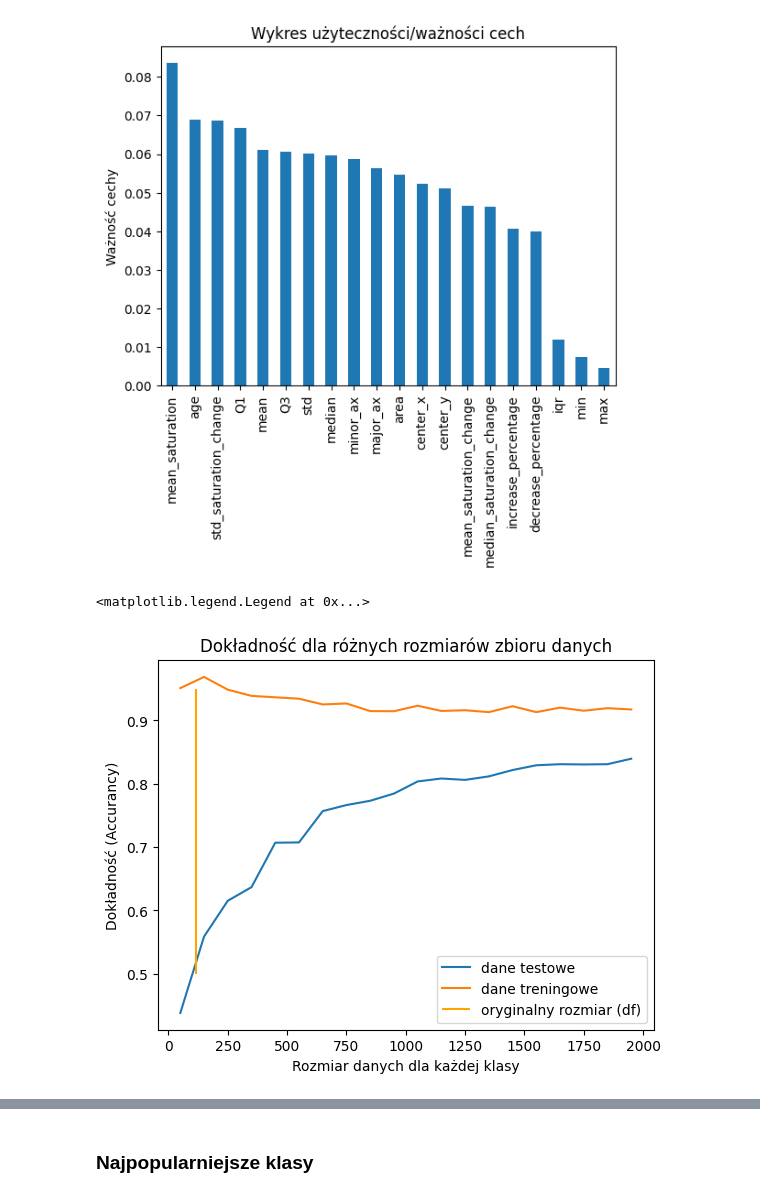
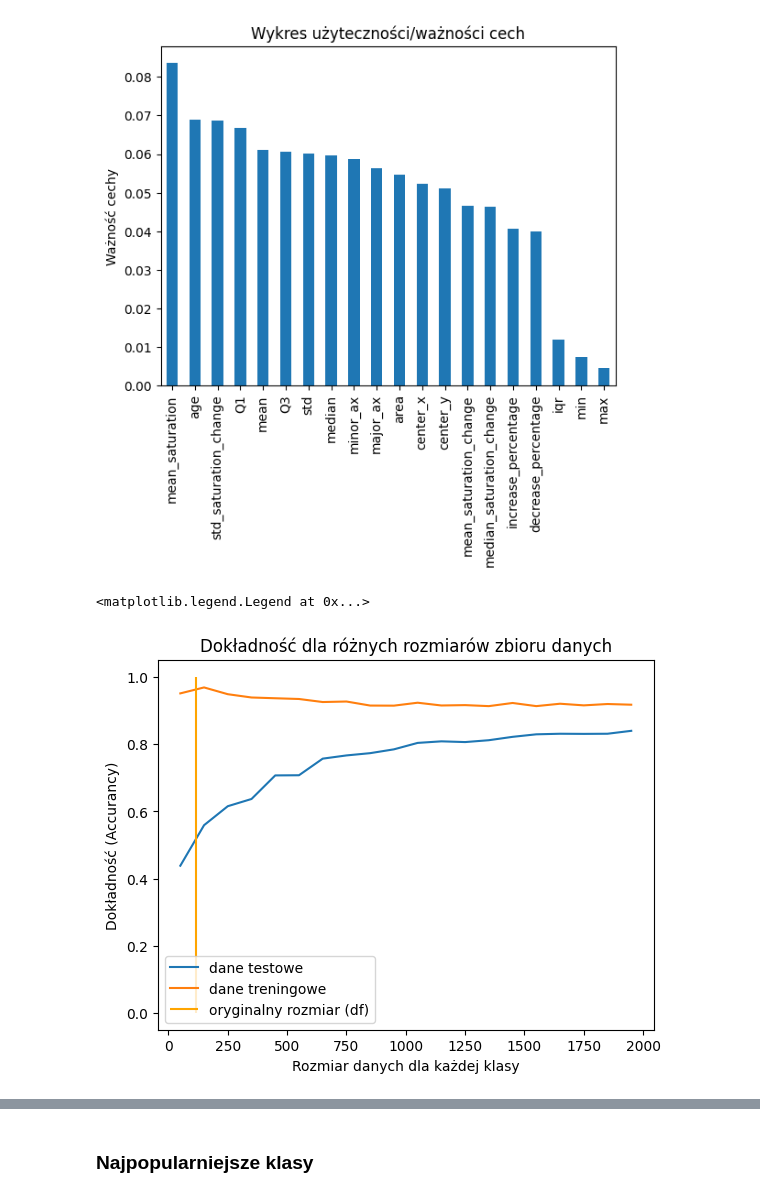
Before and after one commit to haniatlusty/skin_cancer_classification, a Jupyter notebook: random_forest.ipynb, the cells around one changed output, grey strips where cells are left out. Cells and saved outputs as stored; diff of their text form; code cells hidden in the pictures.

```diff
--- a/random_forest.ipynb
+++ b/random_forest.ipynb
@@ -270,14 +270,14 @@ for target_size in sample_sizes:
 # %%
 plt.plot(sample_sizes, accurancy_list, label = "dane testowe")
 plt.plot(sample_sizes, accurancy_list_train, label = "dane treningowe")
 plt.title("Dokładność dla różnych rozmiarów zbioru danych")
 plt.xlabel("Rozmiar danych dla każdej klasy")
 plt.ylabel("Dokładność (Accurancy)")
-plt.vlines(np.min(df["disease"].value_counts()), ymin=0.5, ymax=0.95, colors="orange", label = "oryginalny rozmiar (df)")
+plt.vlines(np.min(df["disease"].value_counts()), ymin=0, ymax=1, colors="orange", label = "oryginalny rozmiar (df)")
 plt.legend()
 # %% [output]
 <matplotlib.legend.Legend at 0x...>
-[figure, old version]
+[figure, new version]
 # %%
 plt.plot(sample_sizes, recall_list, label = "dane testowe")
 plt.plot(sample_sizes, recall_list_train, label = "dane treningowe")
```
Also changed, not shown: parts of 6 cells of this notebook.
